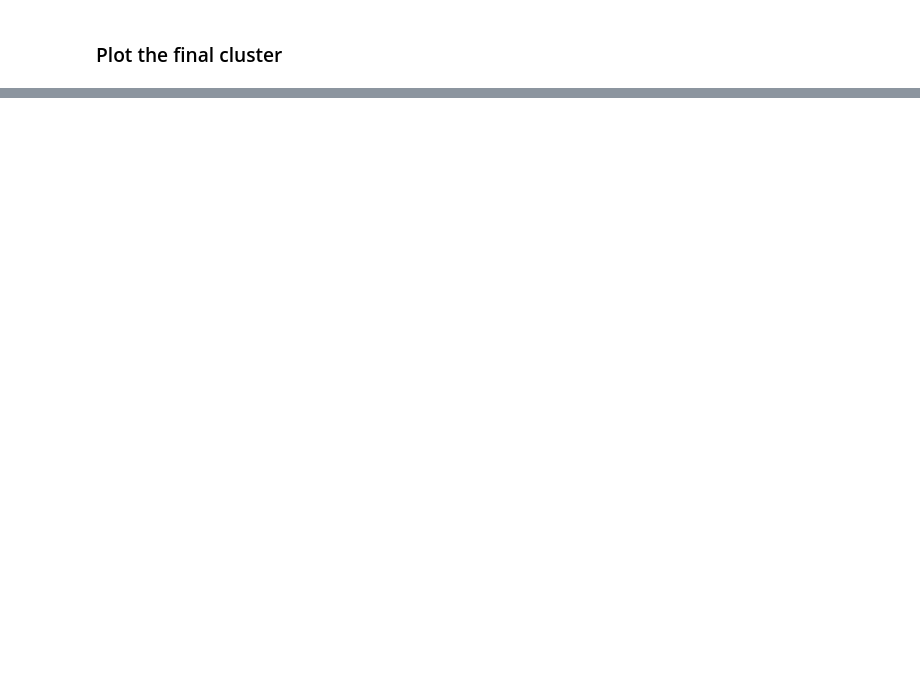
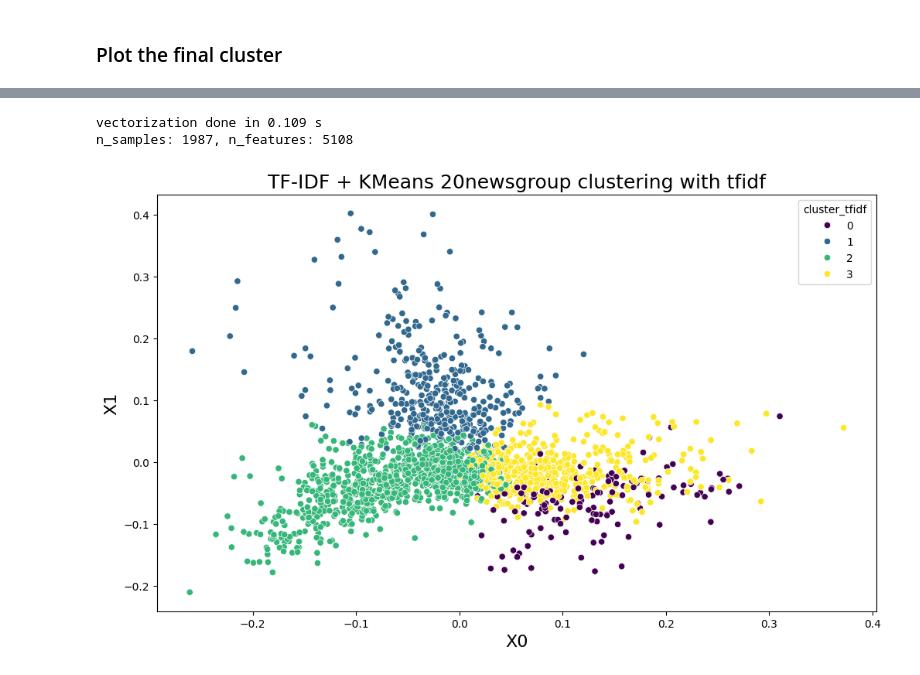
Before and after one commit to es-sophia-ai/research, a Jupyter notebook: kmeans.ipynb, the cells around one changed output, grey strips where cells are left out. Cells and saved outputs as stored; diff of their text form; code cells hidden in the pictures; blank space fills up the shorter version.

Commit message:
update kmeans with text data

```diff
--- a/kmeans.ipynb
+++ b/kmeans.ipynb
@@ -74,0 +183,18 @@ plt.legend(scatterpoints=1);
+# %%
+from sklearn.feature_extraction.text import TfidfVectorizer
+from time import time
+
+vectorizer = TfidfVectorizer(
+    sublinear_tf=True,
+    max_df=0.5,     # ignore terms that appeasr in more than max_df% of the documents
+    min_df=5,       # term must be present in at least min_df documents
+    stop_words="english",
+)
+t0 = time()
+X_tfidf = vectorizer.fit_transform(df['text_cleaned']).toarray()
+
+print(f"vectorization done in {time() - t0:.3f} s")
+print(f"n_samples: {X_tfidf.shape[0]}, n_features: {X_tfidf.shape[1]}")
+# %% [output]
+vectorization done in 0.109 s
+n_samples: 1987, n_features: 5108
@@ -74,0 +218,38 @@ plt.legend(scatterpoints=1);
+# %%
+import seaborn as sns
+import matplotlib.pyplot as plt
+
+def plot_pca(x0_name, x1_name, cluster_name, method):
+
+    plt.figure(figsize=(12, 7))
+
+    plt.title(f"TF-IDF + KMeans 20newsgroup clustering with {method}", fontdict={"fontsize": 18})
+    plt.xlabel("X0", fontdict={"fontsize": 16})
+    plt.ylabel("X1", fontdict={"fontsize": 16})
+
+    sns.scatterplot(data=df, x=x0_name, y=x1_name, hue=cluster_name, palette="viridis")
+    plt.show()
+# %%
+from sklearn.cluster import KMeans
+
+for embedding_and_method in [(X, 'tfidf')]: #, (X_transformers, 'transformers'), (X_glove, 'glove'), ((X_cls_bert, 'Bert-CLS')) ]:
+    embedding, method = embedding_and_method[0], embedding_and_method[1]
+
+    # initialize kmeans with 3 centroids
+    kmeans = KMeans(n_clusters=4, random_state=42)
+
+    # fit the model
+    kmeans.fit(embedding)
+
+    # store cluster labels in a variable
+    clusters = kmeans.labels_
+
+    # Assign clusters to our dataframe
+    clusters_result_name = f'cluster_{method}'
+    df.loc[:,clusters_result_name] = clusters
+
+    #eval_cluster(embedding)
+    dimension_reduction(embedding, method)
+    plot_pca(f'x0_{method}', f'x1_{method}', cluster_name=clusters_result_name, method=method)
+# %% [output]
+[figure, added]
```
Also changed, not shown: parts of 14 cells of this notebook.
